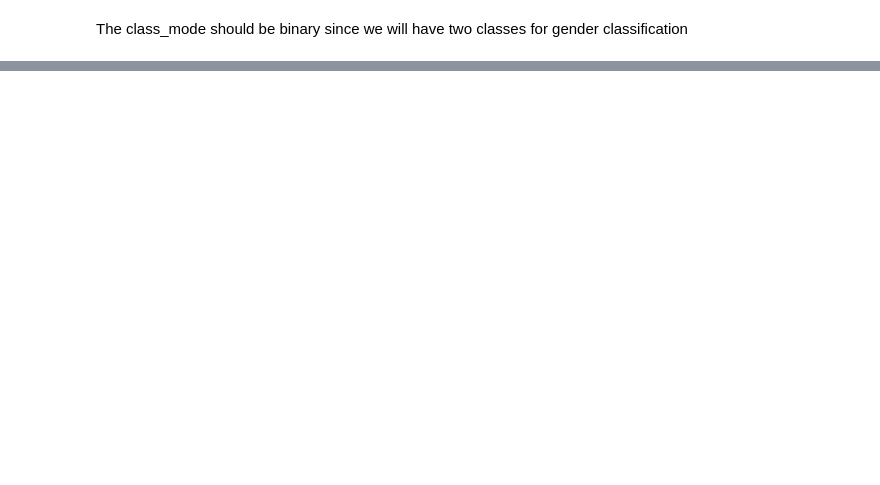
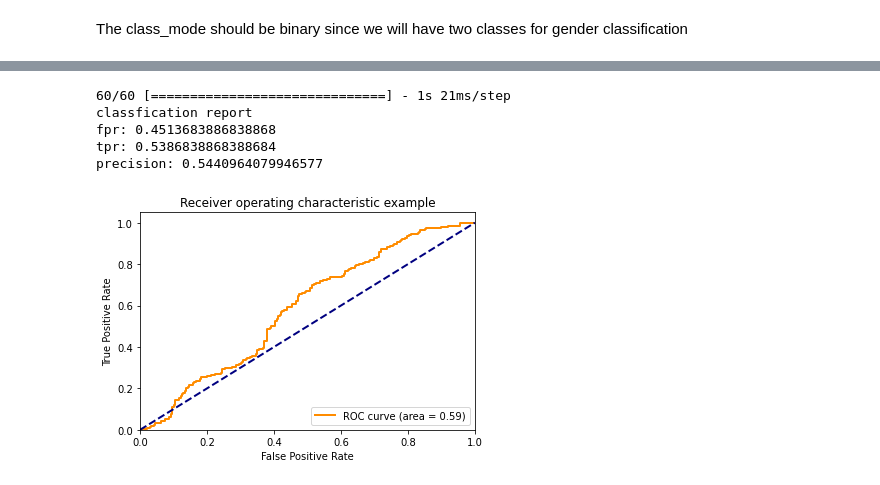
Before and after one commit to kckiran01/CSC550, a Jupyter notebook: gender_classification_keras.ipynb, the cells around one changed output, grey strips where cells are left out. Cells and saved outputs as stored; diff of their text form; code cells hidden in the pictures; blank space fills up the shorter version.

```diff
--- a/gender_classification_keras.ipynb
+++ b/gender_classification_keras.ipynb
@@ -4,5 +4,5 @@
 from google.colab import drive
 drive.mount('/content/drive')
 
-train_dir='/content/drive/MyDrive/csc591_avg/gender_class_avg/train_swipeLeft'
-test_dir='/content/drive/MyDrive/csc591_avg/gender_class_avg/test_swipeLeft'
+train_dir='/content/drive/MyDrive/csc591_avg/gender_class_avg/train_swipeRight'
+test_dir='/content/drive/MyDrive/csc591_avg/gender_class_avg/test_swipeRight'
@@ -21,7 +23,7 @@ train_generator = train_datagen.flow_from_directory(
     train_dir, # This is the cource directory for training images
     target_size=(256,256), # All images will be resized..not sure if this is necessary--- Kiran
     batch_size = 20,
-    class_mode='categorical')
+    class_mode='binary')
 
 # Flow validation images in batches of 8 using test_datagen generator
 validation_generator = test_datagen.flow_from_directory(
@@ -40,6 +45,6 @@ model = tf.keras.models.Sequential([
                                     tf.keras.layers.Conv2D(32, (3,3), activation='relu'),
                                     tf.keras.layers.MaxPooling2D(2,2),
                                     tf.keras.layers.Flatten(),
-                                    tf.keras.layers.Dense(20, activation = 'relu'),
-                                    tf.keras.layers.Dense(30, activation='softmax')
+                                    tf.keras.layers.Dense(512, activation = 'relu'),
+                                    tf.keras.layers.Dense(1, activation='sigmoid')
 ])
@@ -47,7 +54,7 @@ model = tf.keras.models.Sequential([
 from tensorflow.keras.optimizers import RMSprop
 model.summary()
 model.compile(
-    loss='categorical_crossentropy',
+    loss='binary_crossentropy',
     optimizer="adam",
     metrics=['accuracy']
 )
@@ -62,3 +92,44 @@ history = model.fit(
+# %%
+from sklearn.metrics import classification_report, confusion_matrix, recall_score, accuracy_score, precision_score, roc_auc_score, roc_curve, auc
+import matplotlib.pyplot as plt
+
+STEP_SIZE_TEST=validation_generator.n//validation_generator.batch_size
+validation_generator.reset()
+preds = model.predict(validation_generator, verbose=1)
+
+fpr, tpr, _ = roc_curve(validation_generator.classes, preds)
+roc_auc = auc(fpr, tpr)
+plt.figure()
+lw = 2
+
+print('classfication report')
+#print(str(np.mean(recall_score(validation_generator.classes, preds))))
+#accuracy =(accuracy_score(validation_generator.classes, preds))*100
+#print(str(accuracy))
+#prec= np.mean(precision_score(validation_generator.classes, y_pred, average=None))*100
+#print(str(prec))
+
+print('fpr: '+str(np.mean(fpr)))
+print('tpr: '+str(np.mean(tpr)))
+precision = np.mean(tpr)/(np.mean(fpr)+np.mean(tpr))
+print('precision: '+str(precision))
+plt.plot(fpr, tpr, color='darkorange',
+lw=lw, label='ROC curve (area = %0.2f)' % roc_auc)
+plt.plot([0, 1], [0, 1], color='navy', lw=lw, linestyle='--')
+plt.xlim([0.0, 1.0])
+plt.ylim([0.0, 1.05])
+plt.xlabel('False Positive Rate')
+plt.ylabel('True Positive Rate')
+plt.title('Receiver operating characteristic example')
+plt.legend(loc="lower right")
+plt.show()
+# %% [output]
+60/60 [==============================] - 1s 21ms/step
+classfication report
+fpr: 0.4513683886838868
+tpr: 0.5386838868388684
+precision: 0.5440964079946577
+[figure, added]
 # %%
 import numpy as np
 from sklearn.metrics import classification_report, confusion_matrix, recall_score, accuracy_score, precision_score
```
Also changed, not shown: parts of 6 cells of this notebook.
